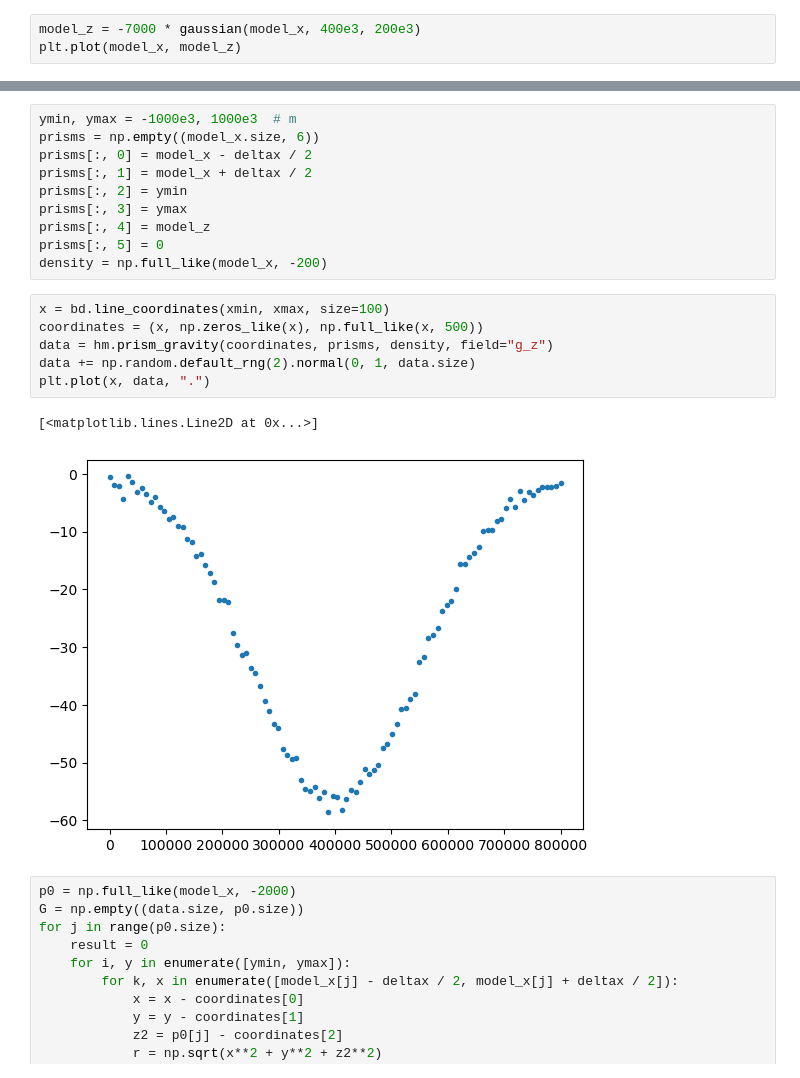
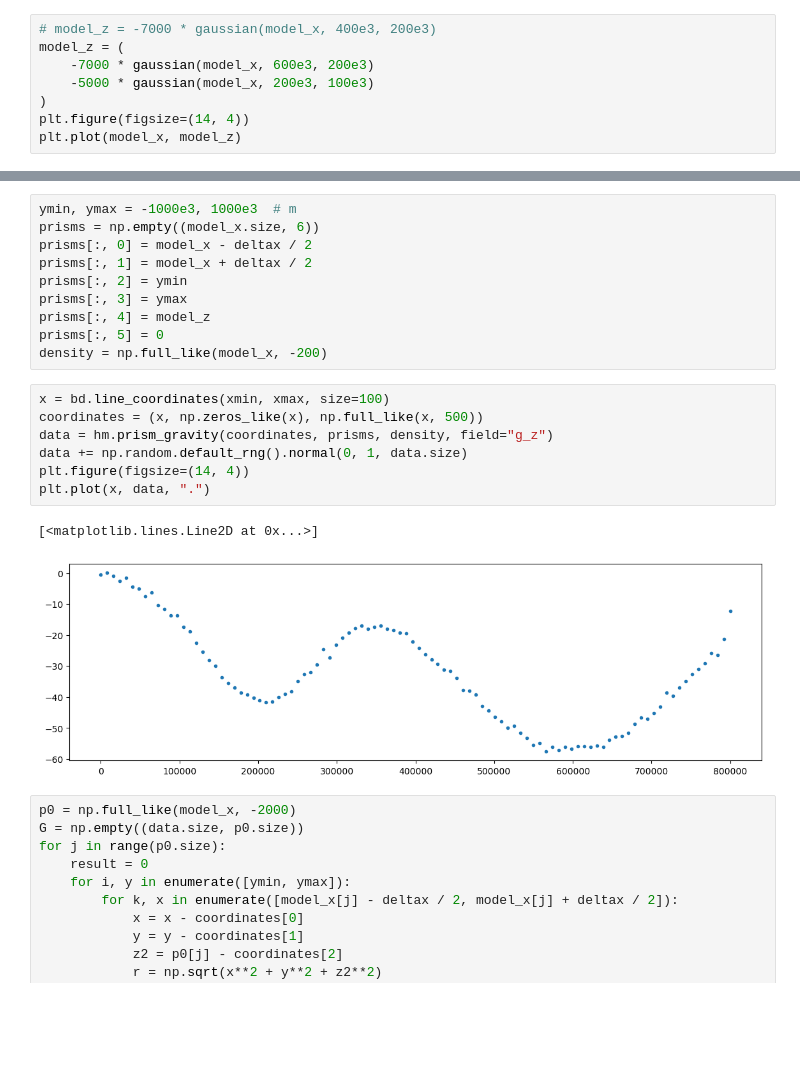
Before and after one commit to arthursmacedo/metodos-de-inversao, a Jupyter notebook: notebooks/basin.ipynb, the cells around one changed output, grey strips where cells are left out. Drawn from its saved outputs; the diff is of its cells as text; blank space fills up the shorter version.

```diff
--- a/notebooks/basin.ipynb
+++ b/notebooks/basin.ipynb
@@ -11,7 +11,12 @@ model_x = bd.line_coordinates(xmin, xmax, spacing=deltax, adjust="region", pixel
 def gaussian(x, mean, std):
     return np.exp(-(x - mean)**2 / std**2)
 # %%
-model_z = -7000 * gaussian(model_x, 400e3, 200e3)
+# model_z = -7000 * gaussian(model_x, 400e3, 200e3)
+model_z = (
+    -7000 * gaussian(model_x, 600e3, 200e3)
+    -5000 * gaussian(model_x, 200e3, 100e3)
+)
+plt.figure(figsize=(14, 4))
 plt.plot(model_x, model_z)
 # %% [output]
 [<matplotlib.lines.Line2D at 0x...>]
@@ -29,12 +34,13 @@ density = np.full_like(model_x, -200)
 # %%
 x = bd.line_coordinates(xmin, xmax, size=100)
 coordinates = (x, np.zeros_like(x), np.full_like(x, 500))
 data = hm.prism_gravity(coordinates, prisms, density, field="g_z")
-data += np.random.default_rng(2).normal(0, 1, data.size)
+data += np.random.default_rng().normal(0, 1, data.size)
+plt.figure(figsize=(14, 4))
 plt.plot(x, data, ".")
 # %% [output]
 [<matplotlib.lines.Line2D at 0x...>]
-[figure, old version]
+[figure, new version]
 # %%
 p0 = np.full_like(model_x, -2000)
 G = np.empty((data.size, p0.size))
```
Also changed, not shown: parts of 8 cells of this notebook, 3 other files.
